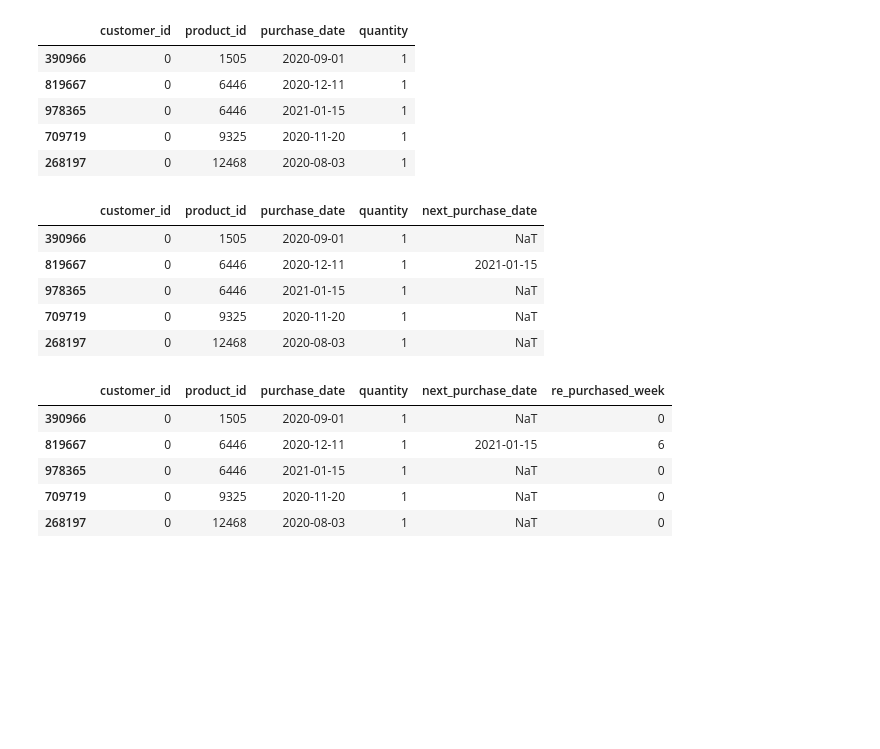
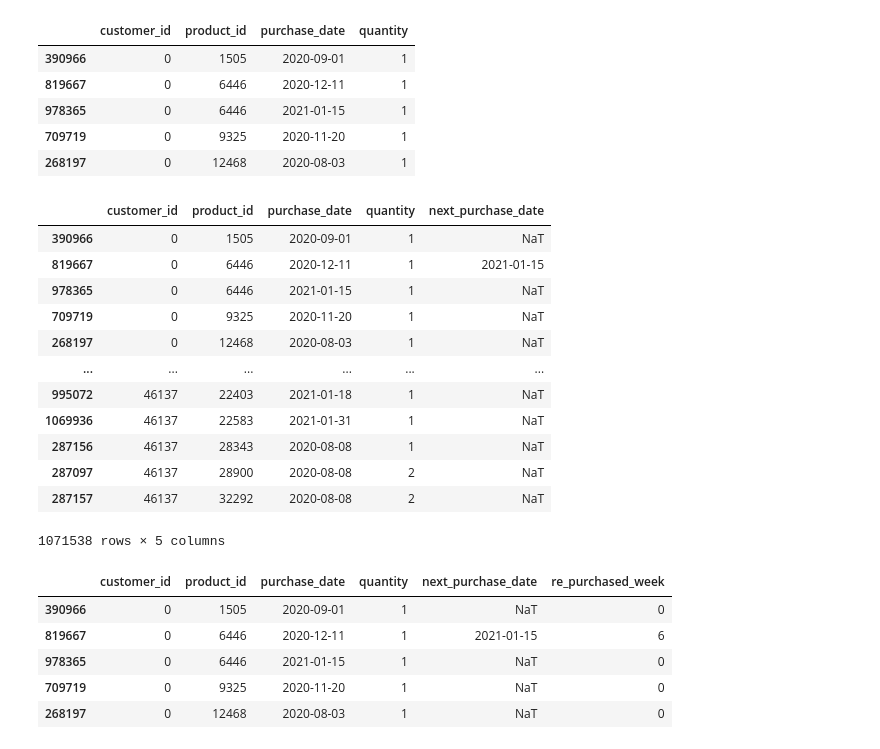
Before and after one commit to anildervis/YZV311_2425_150210307_150220344, a Jupyter notebook: data_analysis.ipynb, the cells around one changed output. Saved outputs shown, nothing was run; the diff lists cells and outputs as text; code cells hidden in the pictures; blank space fills up the shorter version.

```diff
--- a/data_analysis.ipynb
+++ b/data_analysis.ipynb
@@ -199,14 +347,21 @@ transactions.head()
 | 268197 | 0 | 12468 | 2020-08-03 | 1 |
 # %%
 transactions['next_purchase_date'] = transactions.groupby(['customer_id', 'product_id'])['purchase_date'].shift(-1)
-transactions.head()
+display(transactions)
 # %% [output]
 |  | customer_id | product_id | purchase_date | quantity | next_purchase_date |
 | 390966 | 0 | 1505 | 2020-09-01 | 1 | NaT |
 | 819667 | 0 | 6446 | 2020-12-11 | 1 | 2021-01-15 |
 | 978365 | 0 | 6446 | 2021-01-15 | 1 | NaT |
 | 709719 | 0 | 9325 | 2020-11-20 | 1 | NaT |
 | 268197 | 0 | 12468 | 2020-08-03 | 1 | NaT |
+| ... | ... | ... | ... | ... | ... |
+| 995072 | 46137 | 22403 | 2021-01-18 | 1 | NaT |
+| 1069936 | 46137 | 22583 | 2021-01-31 | 1 | NaT |
+| 287156 | 46137 | 28343 | 2020-08-08 | 1 | NaT |
+| 287097 | 46137 | 28900 | 2020-08-08 | 2 | NaT |
+| 287157 | 46137 | 32292 | 2020-08-08 | 2 | NaT |
+1071538 rows × 5 columns
 # %%
 transactions['re_purchased_week'] = (1+(transactions['next_purchase_date'] - transactions['purchase_date']).dt.days / 7).fillna(0).astype(int)
 transactions.head()
```
Also changed, not shown: parts of 7 cells of this notebook.
